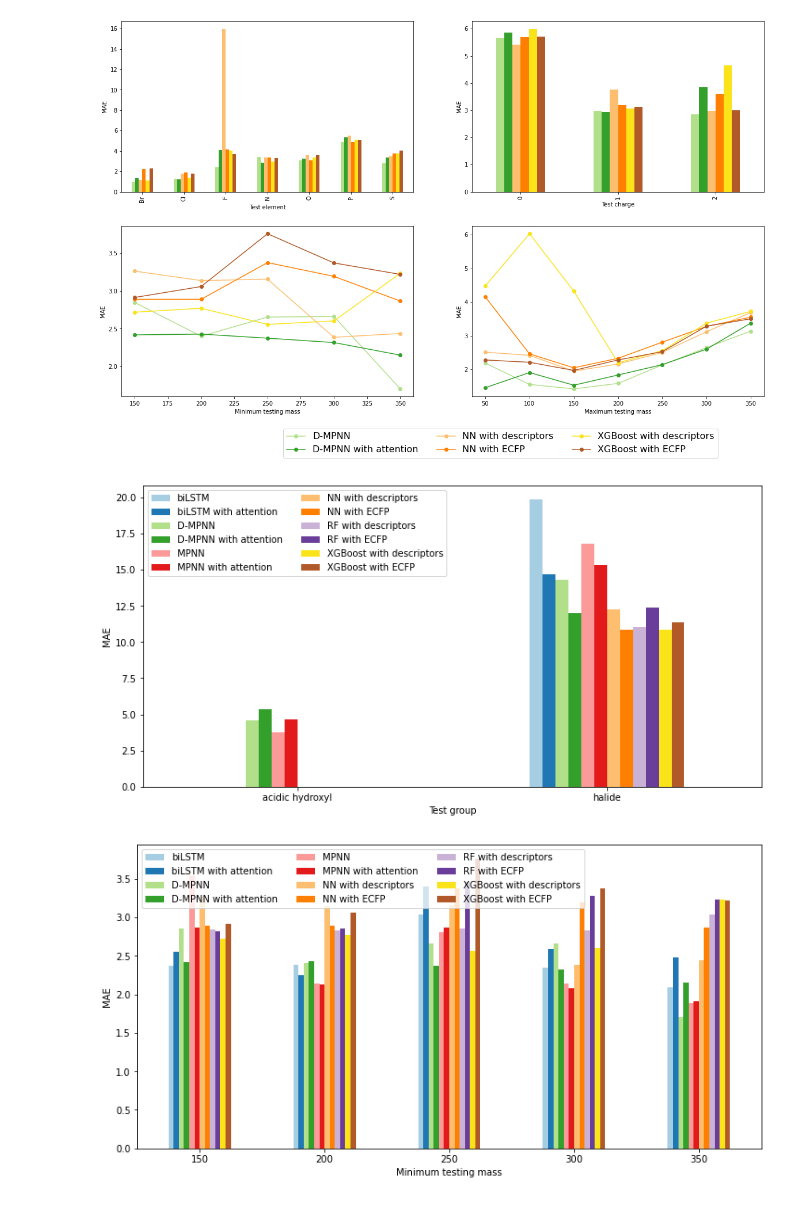
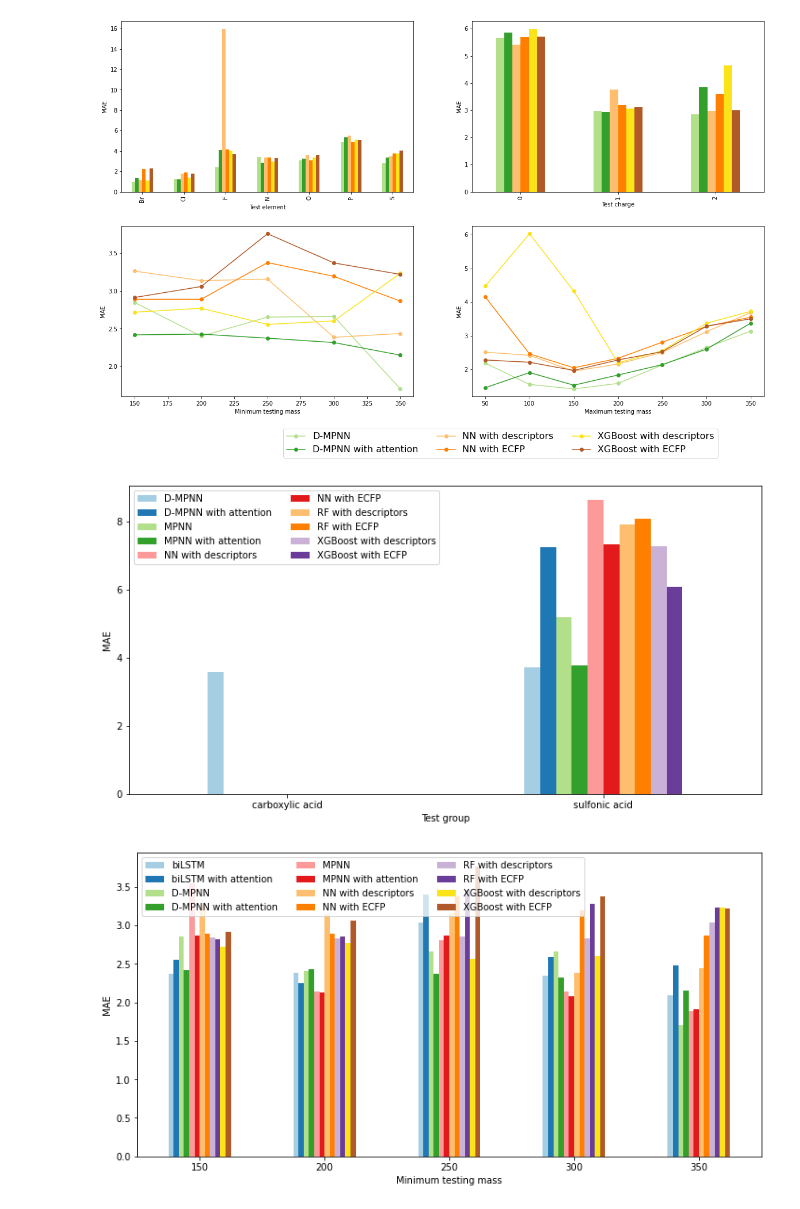
Before and after one commit to saratanov/git_honours, a Jupyter notebook: THESIS/solvent_results.ipynb, the cells around one changed output. Saved outputs shown, nothing was run; the diff lists cells and outputs as text; code cells hidden in the pictures.

Commit message:
LOFO testing

```diff
--- a/THESIS/solvent_results.ipynb
+++ b/THESIS/solvent_results.ipynb
@@ -361,24 +496,24 @@ fig.set_size_inches(20,12)
 [figure]
 # %%
 #LOFO
-df = pd.read_csv('results/LOFO_test.csv')
+df = pd.read_csv('results/LOFO_test2.csv')
 df = df.replace({'Random forest': 'RF', 'MLP': 'NN', 'RGBoost':'XGBoost','RNN':'biLSTM'}, regex=True)
 df_pivot = pd.pivot_table(df, values="MAE", index="LOFO group", columns="Model")
 cols = list(df_pivot.columns.values)
 df_pivot = df_pivot[sorted(cols, key=str.lower)]
 
 ax = df_pivot.plot.bar(color=colours)
 fig = ax.get_figure()
 fig.set_size_inches(12, 6)
 ax.set_xlabel("Test group")
 ax.set_ylabel("MAE")
 plt.xticks(rotation=0)
 
 ax.legend(loc='best', ncol=2)
 plt.savefig('LOFO.png')
 plt.show()
 # %% [output]
-[figure, old version]
+[figure, new version]
 # %%
 #LOMO_high
 df = pd.read_csv('finalised_results/LOMO_high_test.csv')
```
Also changed, not shown: parts of 5 cells of this notebook, 2 other files.
